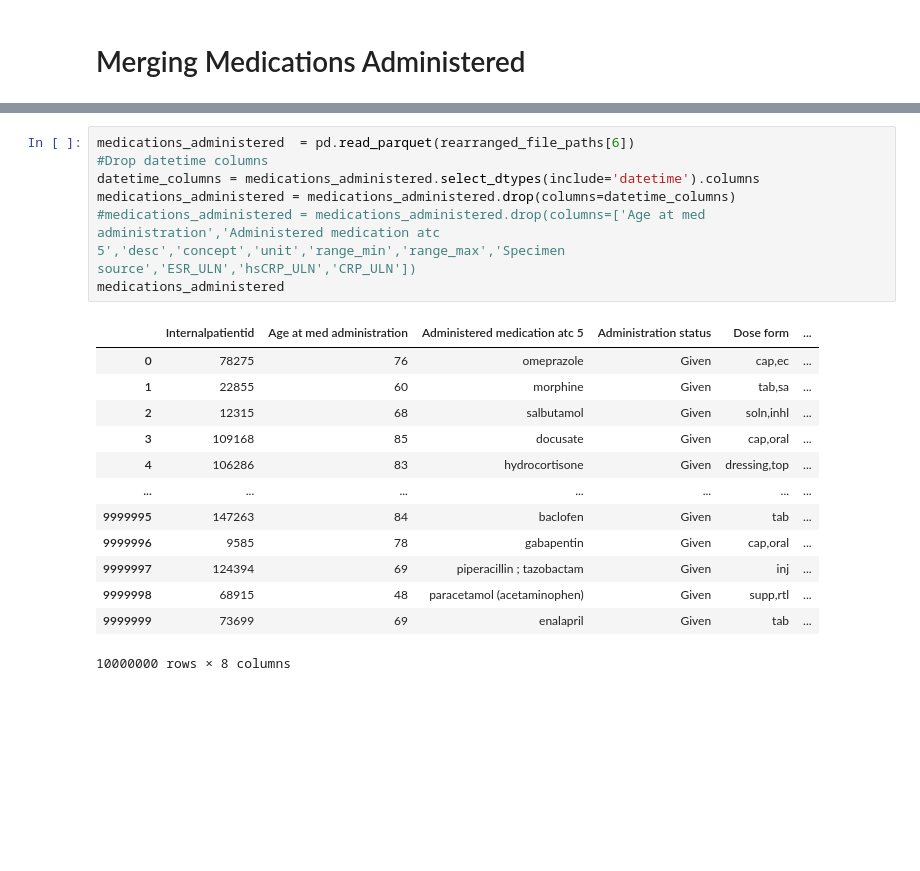
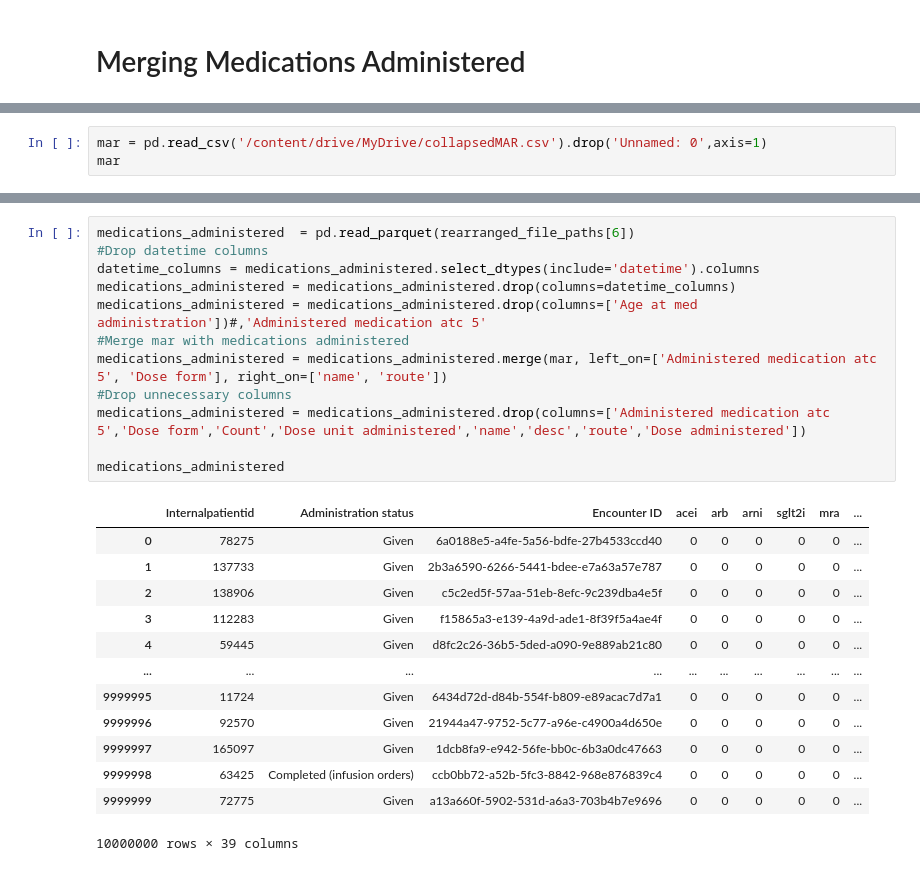
Before and after one commit to victormurcia/VCHAMPS, a Jupyter notebook: VCHAMPS_Model_Preparation.ipynb, the cells around one changed output, grey strips where cells are left out. Saved outputs shown, nothing was run; the diff lists cells and outputs as text; blank space fills up the shorter version.

```diff
--- a/VCHAMPS_Model_Preparation.ipynb
+++ b/VCHAMPS_Model_Preparation.ipynb
@@ -1081,0 +1032,3 @@ model_df.to_parquet('/content/drive/MyDrive/VCHAMPS - Model DF/model.parquet')
+# %%
+mar = pd.read_csv('/content/drive/MyDrive/collapsedMAR.csv').drop('Unnamed: 0',axis=1)
+mar
@@ -1082,21 +1049,26 @@ model_df.to_parquet('/content/drive/MyDrive/VCHAMPS - Model DF/model.parquet')
 # %%
 medications_administered  = pd.read_parquet(rearranged_file_paths[6])
 #Drop datetime columns
 datetime_columns = medications_administered.select_dtypes(include='datetime').columns
 medications_administered = medications_administered.drop(columns=datetime_columns)
-#medications_administered = medications_administered.drop(columns=['Age at med administration','Administered medication atc 5','desc','concept','unit','range_min','range_max','Specimen source','ESR_ULN','hsCRP_ULN','CRP_ULN'])
+medications_administered = medications_administered.drop(columns=['Age at med administration'])#,'Administered medication atc 5'
+#Merge mar with medications administered
+medications_administered = medications_administered.merge(mar, left_on=['Administered medication atc 5', 'Dose form'], right_on=['name', 'route'])
+#Drop unnecessary columns
+medications_administered = medications_administered.drop(columns=['Administered medication atc 5','Dose form','Count','Dose unit administered','name','desc','route','Dose administered'])
+
 medications_administered
 # %% [output]
-|  | Internalpatientid | Age at med administration | Administered medication atc 5 | Administration status | Dose form | ... |
-| 0 | 78275 | 76 | omeprazole | Given | cap,ec | ... |
-| 1 | 22855 | 60 | morphine | Given | tab,sa | ... |
-| 2 | 12315 | 68 | salbutamol | Given | soln,inhl | ... |
-| 3 | 109168 | 85 | docusate | Given | cap,oral | ... |
-| 4 | 106286 | 83 | hydrocortisone | Given | dressing,top | ... |
-| ... | ... | ... | ... | ... | ... | ... |
-| 9999995 | 147263 | 84 | baclofen | Given | tab | ... |
-| 9999996 | 9585 | 78 | gabapentin | Given | cap,oral | ... |
-| 9999997 | 124394 | 69 | piperacillin ; tazobactam | Given | inj | ... |
-| 9999998 | 68915 | 48 | paracetamol (acetaminophen) | Given | supp,rtl | ... |
-| 9999999 | 73699 | 69 | enalapril | Given | tab | ... |
+|  | Internalpatientid | Administration status | Encounter ID | acei | arb | arni | sglt2i | mra | ... |
+| 0 | 78275 | Given | 6a0188e5-a4fe-5a56-bdfe-27b4533ccd40 | 0 | 0 | 0 | 0 | 0 | ... |
+| 1 | 137733 | Given | 2b3a6590-6266-5441-bdee-e7a63a57e787 | 0 | 0 | 0 | 0 | 0 | ... |
+| 2 | 138906 | Given | c5c2ed5f-57aa-51eb-8efc-9c239dba4e5f | 0 | 0 | 0 | 0 | 0 | ... |
+| 3 | 112283 | Given | f15865a3-e139-4a9d-ade1-8f39f5a4ae4f | 0 | 0 | 0 | 0 | 0 | ... |
+| 4 | 59445 | Given | d8fc2c26-36b5-5ded-a090-9e889ab21c80 | 0 | 0 | 0 | 0 | 0 | ... |
+| ... | ... | ... | ... | ... | ... | ... | ... | ... | ... |
+| 9999995 | 11724 | Given | 6434d72d-d84b-554f-b809-e89acac7d7a1 | 0 | 0 | 0 | 0 | 0 | ... |
+| 9999996 | 92570 | Given | 21944a47-9752-5c77-a96e-c4900a4d650e | 0 | 0 | 0 | 0 | 0 | ... |
+| 9999997 | 165097 | Given | 1dcb8fa9-e942-56fe-bb0c-6b3a0dc47663 | 0 | 0 | 0 | 0 | 0 | ... |
+| 9999998 | 63425 | Completed (infusion orders) | ccb0bb72-a52b-5fc3-8842-968e876839c4 | 0 | 0 | 0 | 0 | 0 | ... |
+| 9999999 | 72775 | Given | a13a660f-5902-531d-a6a3-703b4b7e9696 | 0 | 0 | 0 | 0 | 0 | ... |
-10000000 rows × 8 columns
+10000000 rows × 39 columns
```
Also changed, not shown: parts of 45 cells of this notebook.
